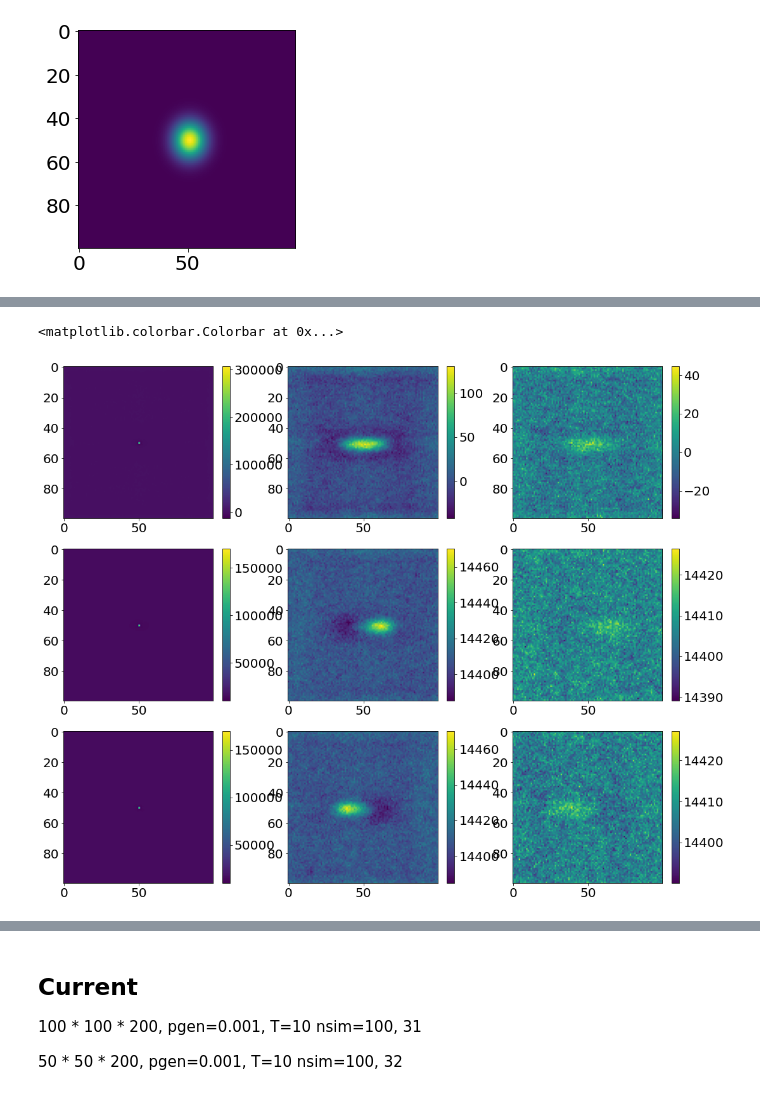
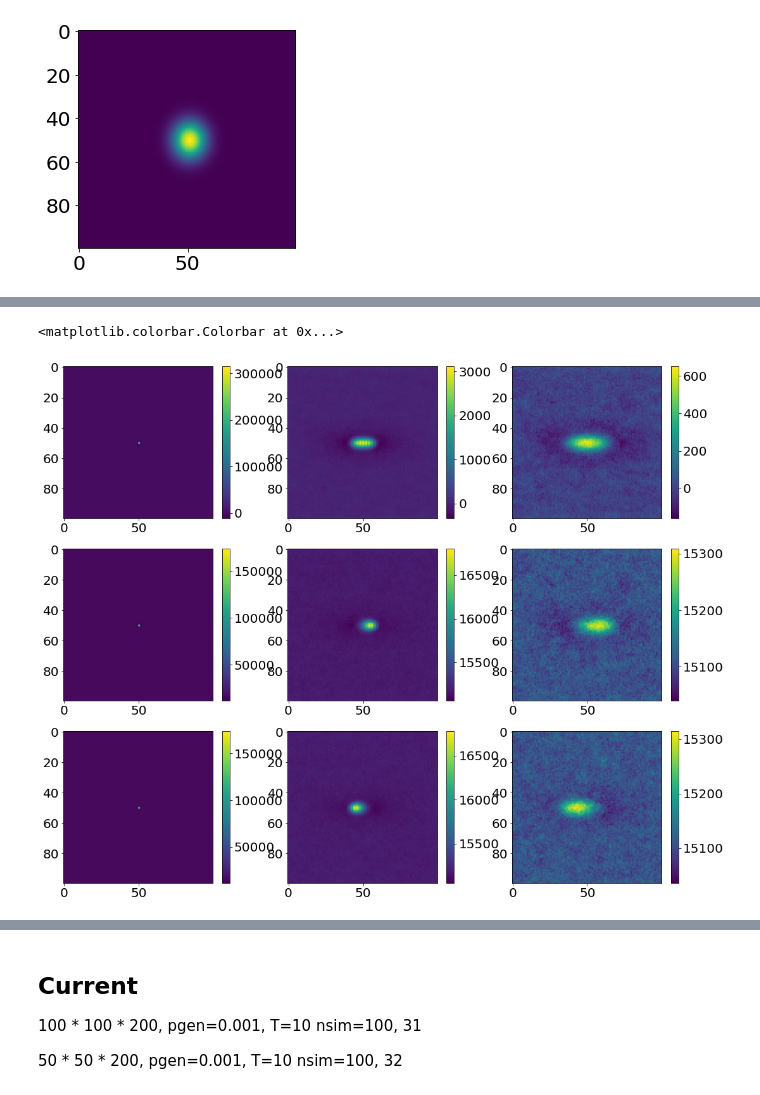
Before and after one commit to zsxqblz/SEP, a Jupyter notebook: visualization/visualization_241030.ipynb, the cells around one changed output, grey strips where cells are left out. Saved outputs shown, nothing was run; the diff lists cells and outputs as text; code cells hidden in the pictures.

```diff
--- a/visualization/visualization_241030.ipynb
+++ b/visualization/visualization_241030.ipynb
@@ -150,5 +275,5 @@ pgen=0.01, pdr=0.5, T= 1...100 nsim=1000, 41-44
 # %%
-file_name = "../data/241030/241030_43_"
+file_name = "../data/241030/241030_68_"
 x_l = np.loadtxt(file_name+'pcoor_scanx.csv',skiprows=1)
 y_l = np.loadtxt(file_name+'pcoor_scany.csv',skiprows=1)
 t_l = np.loadtxt(file_name+'pcoor_scanz.csv',skiprows=1)
@@ -158,10 +283,12 @@ raw = np.loadtxt(file_name+'ncoor_data.csv',skiprows=1,delimiter=',')
 ncoor = raw.reshape((len(x_l),len(y_l),len(t_l)),order='F')
 raw = np.loadtxt(file_name+'scoor_data.csv',skiprows=1,delimiter=',')
 scoor = raw.reshape((len(x_l),len(y_l),len(t_l)),order='F')
+
+mid_lattice = int(len(x_l)/2)
 # %%
 t1 = 0
-t2 = 30
-t3 = 50
+t2 = 10
+t3 = 30
 
 plt.figure(figsize=(18,15))
 plt.subplot(3,3,1)
@@ -175,31 +302,31 @@ plt.colorbar()
 plt.subplot(3,3,3)
 scoor_r = np.roll(scoor[:,:,t3],(int(len(x_l)/2),int(len(y_l)/2)),(0,1))
 plt.imshow(scoor_r,aspect='auto')
 plt.colorbar()
 plt.subplot(3,3,4)
 pcoor_r = np.roll(pcoor[:,:,t1],(int(len(x_l)/2),int(len(y_l)/2)),(0,1))
 plt.imshow(pcoor_r,aspect='auto')
 plt.colorbar()
 plt.subplot(3,3,5)
 pcoor_r = np.roll(pcoor[:,:,t2],(int(len(x_l)/2),int(len(y_l)/2)),(0,1))
 plt.imshow(pcoor_r,aspect='auto')
 plt.colorbar()
 plt.subplot(3,3,6)
 pcoor_r = np.roll(pcoor[:,:,t3],(int(len(x_l)/2),int(len(y_l)/2)),(0,1))
 plt.imshow(pcoor_r,aspect='auto')
 plt.colorbar()
 plt.subplot(3,3,7)
 ncoor_r = np.roll(ncoor[:,:,t1],(int(len(x_l)/2),int(len(y_l)/2)),(0,1))
 plt.imshow(ncoor_r,aspect='auto')
 plt.colorbar()
 plt.subplot(3,3,8)
 ncoor_r = np.roll(ncoor[:,:,t2],(int(len(x_l)/2),int(len(y_l)/2)),(0,1))
 plt.imshow(ncoor_r,aspect='auto')
 plt.colorbar()
 plt.subplot(3,3,9)
 ncoor_r = np.roll(ncoor[:,:,t3],(int(len(x_l)/2),int(len(y_l)/2)),(0,1))
 plt.imshow(ncoor_r,aspect='auto')
 plt.colorbar()
 # %% [output]
 <matplotlib.colorbar.Colorbar at 0x...>
-[figure, old version]
+[figure, new version]
```
Also changed, not shown: parts of 27 cells of this notebook, 10 other files.
